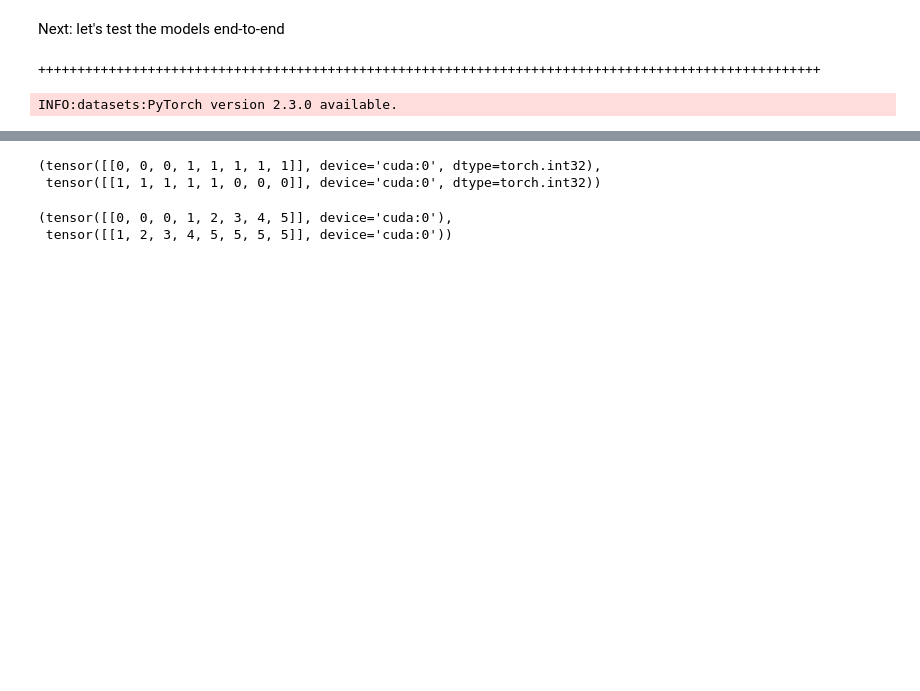
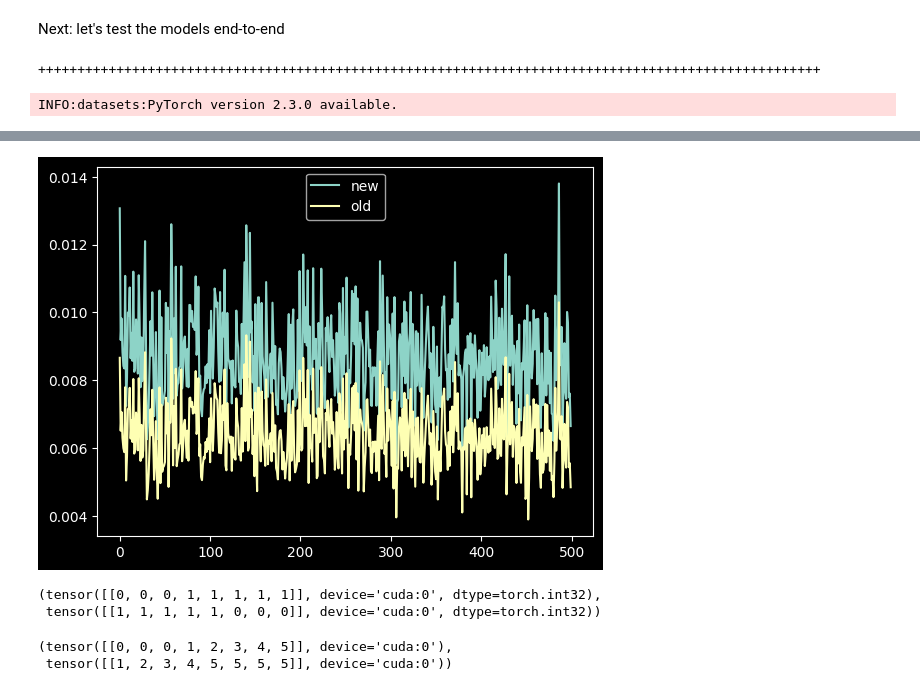
Before and after one commit to sidnb13/hypernetwork-editor, a Jupyter notebook: notebooks/compare_models.ipynb, the cells around one changed output, grey strips where cells are left out. Cells and saved outputs as stored; diff of their text form; code cells hidden in the pictures; blank space fills up the shorter version.

```diff
--- a/notebooks/compare_models.ipynb
+++ b/notebooks/compare_models.ipynb
@@ -1350,3 +1366,14 @@ plt.show()
+# %%
+from matplotlib import pyplot as plt
+
+plt.plot(norm_track_new, label="new")
+plt.plot(norm_track_old, label="old")
+
+plt.legend()
+
+plt.show()
+# %% [output]
+[figure, added]
 # %%
 position_ids = torch.arange(0, 8).unsqueeze(0).cuda()
 input_ids = torch.zeros(1, 5).long().cuda()
```
Also changed, not shown: parts of 7 cells of this notebook, 5 other files.
